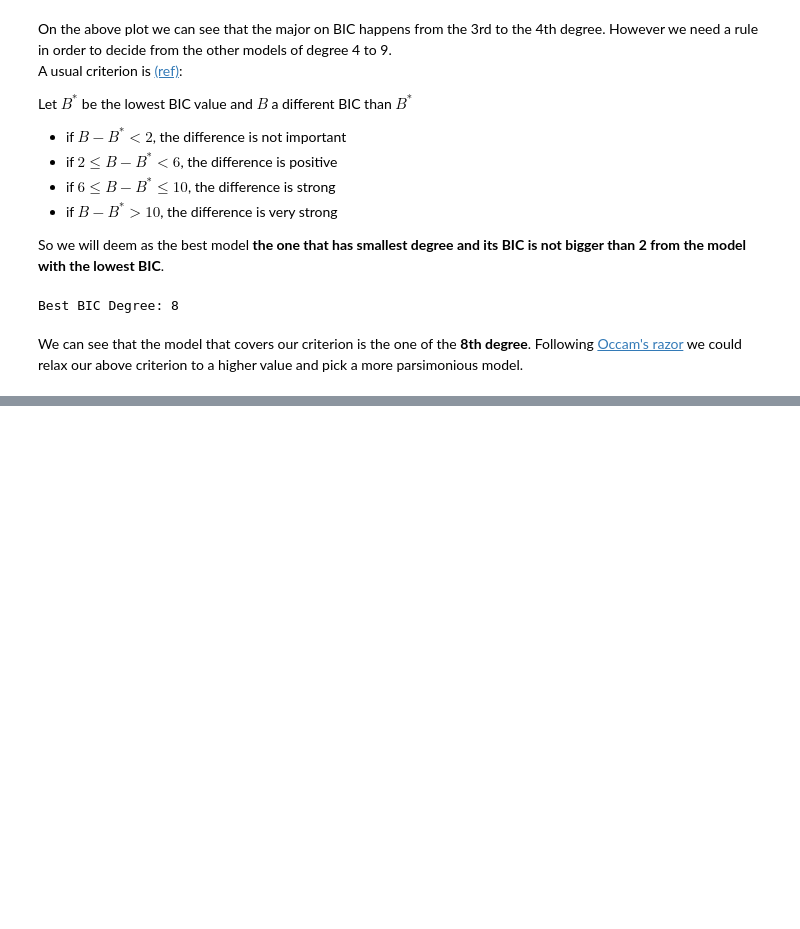
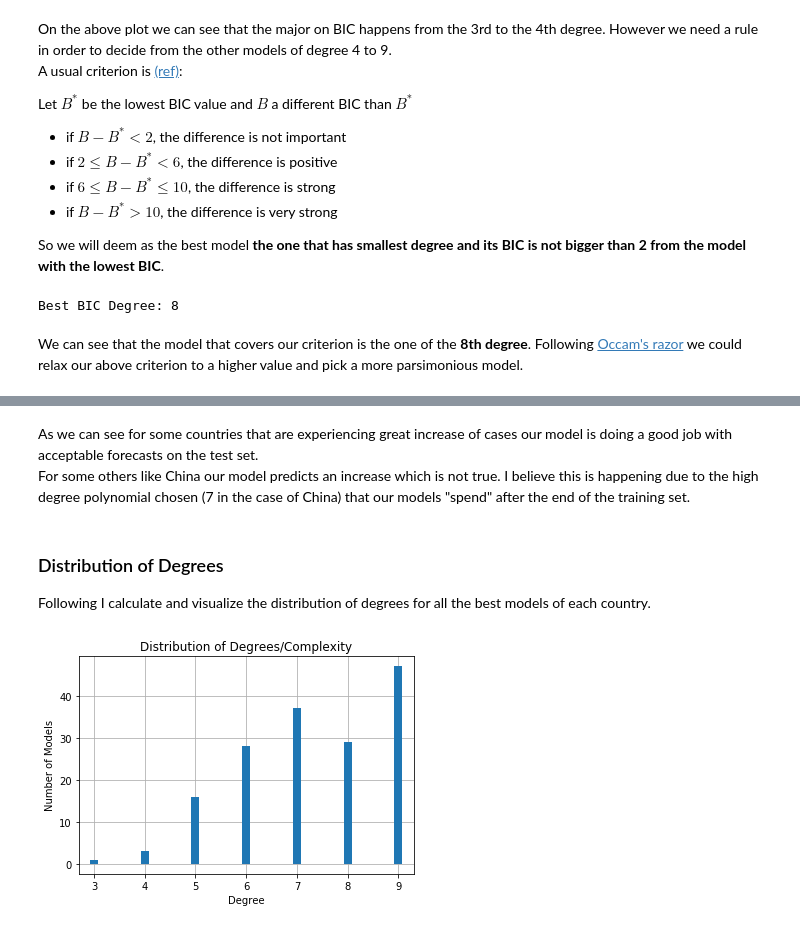
Before and after one commit to MikeXydas/Data-Bites, a Jupyter notebook: Covid19_Polynomial_Fitting.ipynb, the cells around one changed output, grey strips where cells are left out. Saved outputs shown, nothing was run; the diff lists cells and outputs as text; code cells hidden in the pictures; blank space fills up the shorter version.

```diff
--- a/Covid19_Polynomial_Fitting.ipynb
+++ b/Covid19_Polynomial_Fitting.ipynb
@@ -225,0 +337,19 @@ plt.show()
+# %% [markdown]
+As we can see for some countries that are experiencing great increase of cases our model is doing a good job with acceptable forecasts on the test set.
+For some others like China our model predicts an increase which is not true. I believe this is happening due to the high degree polynomial chosen (7 in the case of China) that our models "spend" after the end of the training set.
+# %% [markdown]
+### Distribution of Degrees
+
+Following I calculate and visualize the distribution of degrees for all the best models of each country.
+# %%
+models_degrees = np.array(list(country_models.values()))[:, 1]
+
+values, counts = np.unique(models_degrees, return_counts=True)
+plt.vlines(values, 0, counts, color='C0', lw=8)
+plt.xlabel("Degree")
+plt.ylabel("Number of Models")
+plt.title("Distribution of Degrees/Complexity")
+plt.grid()
+plt.show()
+# %% [output]
+[figure, added]
```
Also changed, not shown: parts of 12 cells of this notebook.
